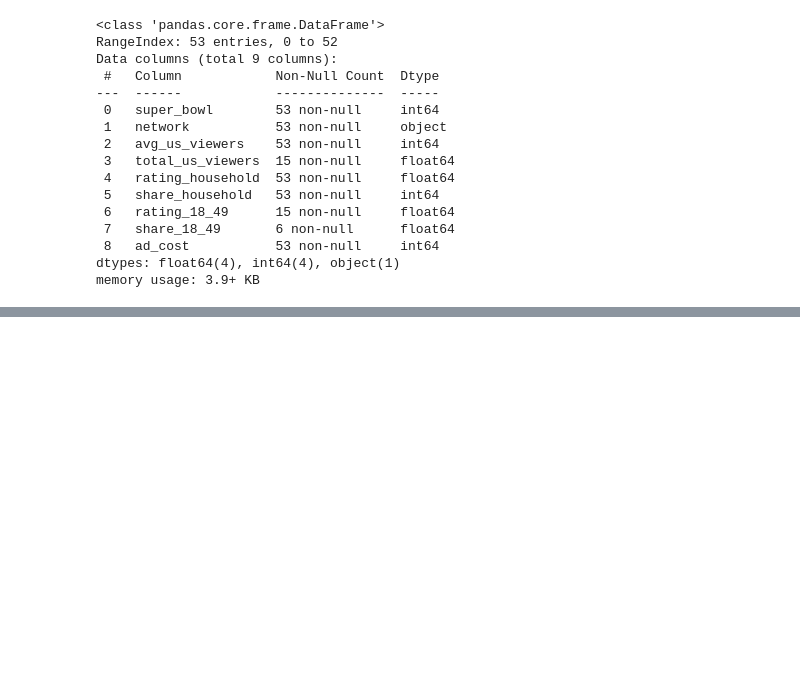
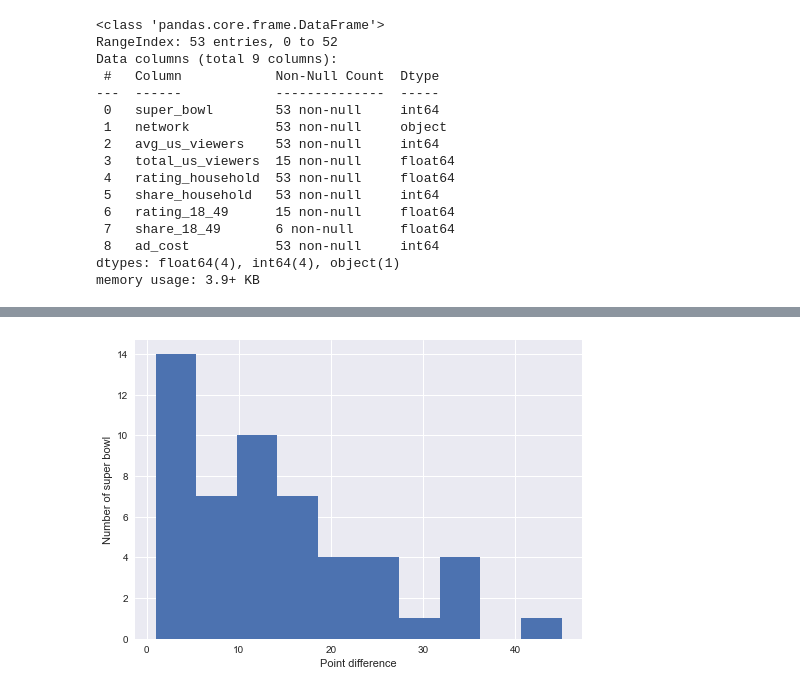
Before and after one commit to aalouane/DataScience-Projects, a Jupyter notebook: Analyzing TV Data/Untitled.ipynb, the cells around one changed output, grey strips where cells are left out. Drawn from its saved outputs; the diff is of its cells as text; code cells hidden in the pictures; blank space fills up the shorter version.

```diff
--- a/Analyzing TV Data/Untitled.ipynb
+++ b/Analyzing TV Data/Untitled.ipynb
@@ -155,0 +166,12 @@ display(super_bowls[super_bowls['combined_pts'] < 25])
+# %%
+#plot a histogram of diffrents_pts
+plt.hist(super_bowls.difference_pts)
+plt.xlabel('Point difference')
+plt.ylabel('Number of super bowl')
+plt.show()
+
+## Display the closest game(s) and biggest blowouts
+display(super_bowls[super_bowls.difference_pts == 1])
+display(super_bowls[super_bowls.difference_pts >= 35])
+# %% [output]
+[figure, added]
```
Also changed, not shown: parts of 2 cells of this notebook.
